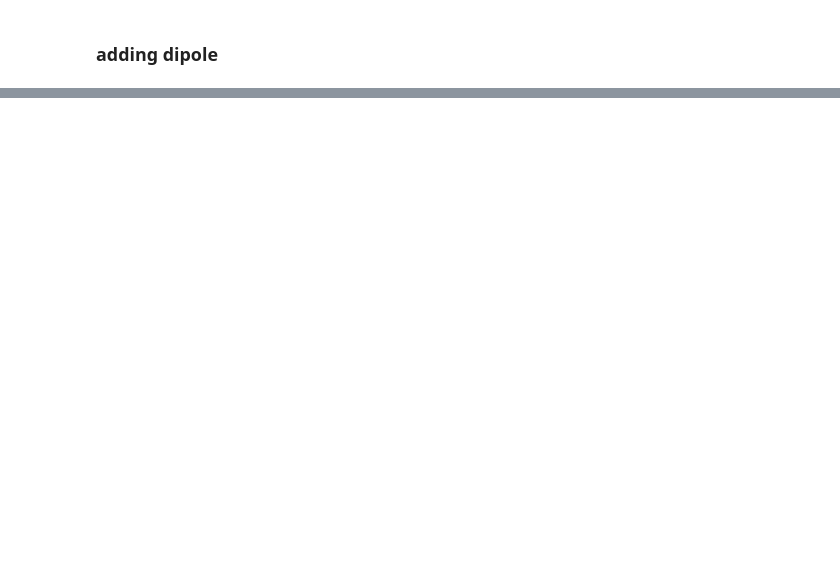
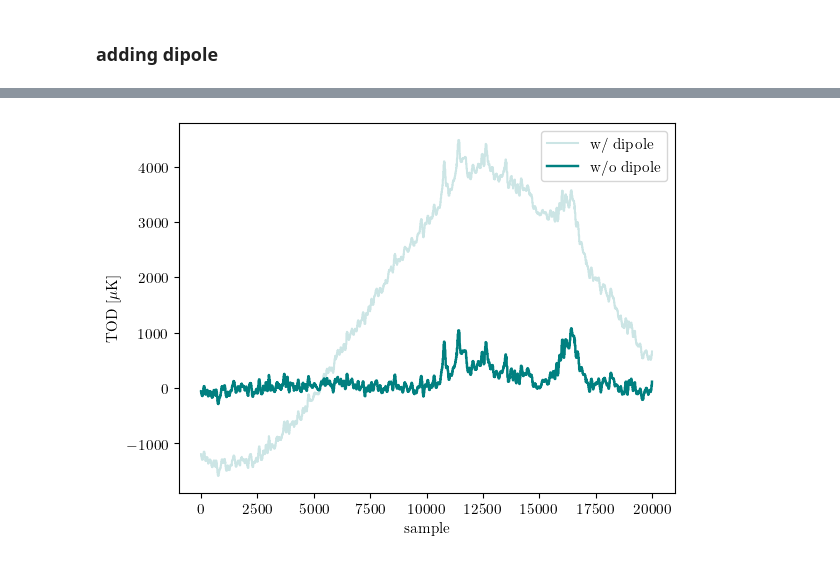
Before and after one commit to martamonelli/beamconv_again, a Jupyter notebook: notebooks/LiteBIRD-like.ipynb, the cells around one changed output, grey strips where cells are left out. Cells and saved outputs as stored; diff of their text form; code cells hidden in the pictures; blank space fills up the shorter version.

Commit message:
fixed dipole computation, worked on notebook

```diff
--- a/notebooks/LiteBIRD-like.ipynb
+++ b/notebooks/LiteBIRD-like.ipynb
@@ -328,17 +328,2 @@ plt.show()
 # %% [markdown]
 ### adding dipole
-# %%
-single_beam = Beam(btype='Gaussian', fwhm=fwhm_arcmin, lmax=lmax)
-
-S_noisy = ScanStrategy(duration=duration, sample_rate=fsamp, ctime0=ctime0,
-                       noise_tod=noise_tod, sigma=sigma, f_min=f_min, f_knee=f_knee, f_samp=fsamp, slope=slope)
-S_noisy.add_to_focal_plane(single_beam, combine=False)
-S_noisy.allocate_maps(nside=nside)
-S_noisy.scan_instrument_mpi(slm, save_tod=True, use_l2_scan=True,
-                            ctime_kwargs=dict(), q_bore_kwargs=dict(),)
-out_maps_noisy, cond, proj = S_noisy.solve_for_map(return_proj = True)
-
-tod_noisy = S_noisy.data(S_noisy.chunks[0], beam=single_beam, data_type='tod').copy()
-time_noisy = time.time()
-
-del(S_noisy)
@@ -703,0 +330,19 @@ hp.mollview(out_maps[0])
+# %%
+dipole_tod = True
+
+# calculate TOD in 10 chunks
+nchunk = 10
+nsamp_chunk = int(duration*fsamp/nchunk)
+
+S_dipole = ScanStrategy(duration=duration, sample_rate=fsamp, ctime0=ctime0,
+                        dipole_tod=dipole_tod, nu=nu*1e9)
+chunks = S_dipole.partition_mission(nsamp_chunk)
+S_dipole.add_to_focal_plane(single_beam, combine=False)
+S_dipole.allocate_maps(nside=nside)
+S_dipole.scan_instrument_mpi(slm, save_tod=True, use_l2_scan=True,
+                             ctime_kwargs=dict(), q_bore_kwargs=dict(),)
+out_maps_dipole, cond, proj = S_dipole.solve_for_map(return_proj = True)
+
+tod_dipole = S_dipole.data(S_dipole.chunks[0], beam=single_beam, data_type='tod').copy()
+
+del(S_dipole)
@@ -703,0 +367,12 @@ hp.mollview(out_maps[0])
+# %%
+points=20000
+color='teal'
+
+plt.plot(tod_dipole[:points],color=color,alpha=0.2,label='w/ dipole')
+plt.plot(tod_noiseless[:points],color=color,linewidth=1.75,label='w/o dipole')
+plt.legend()
+plt.xlabel(r'sample')
+plt.ylabel(r'TOD [$\mu$K]')
+plt.show()
+# %% [output]
+[figure, added]
```
Also changed, not shown: parts of 47 cells of this notebook, 2 other files.
